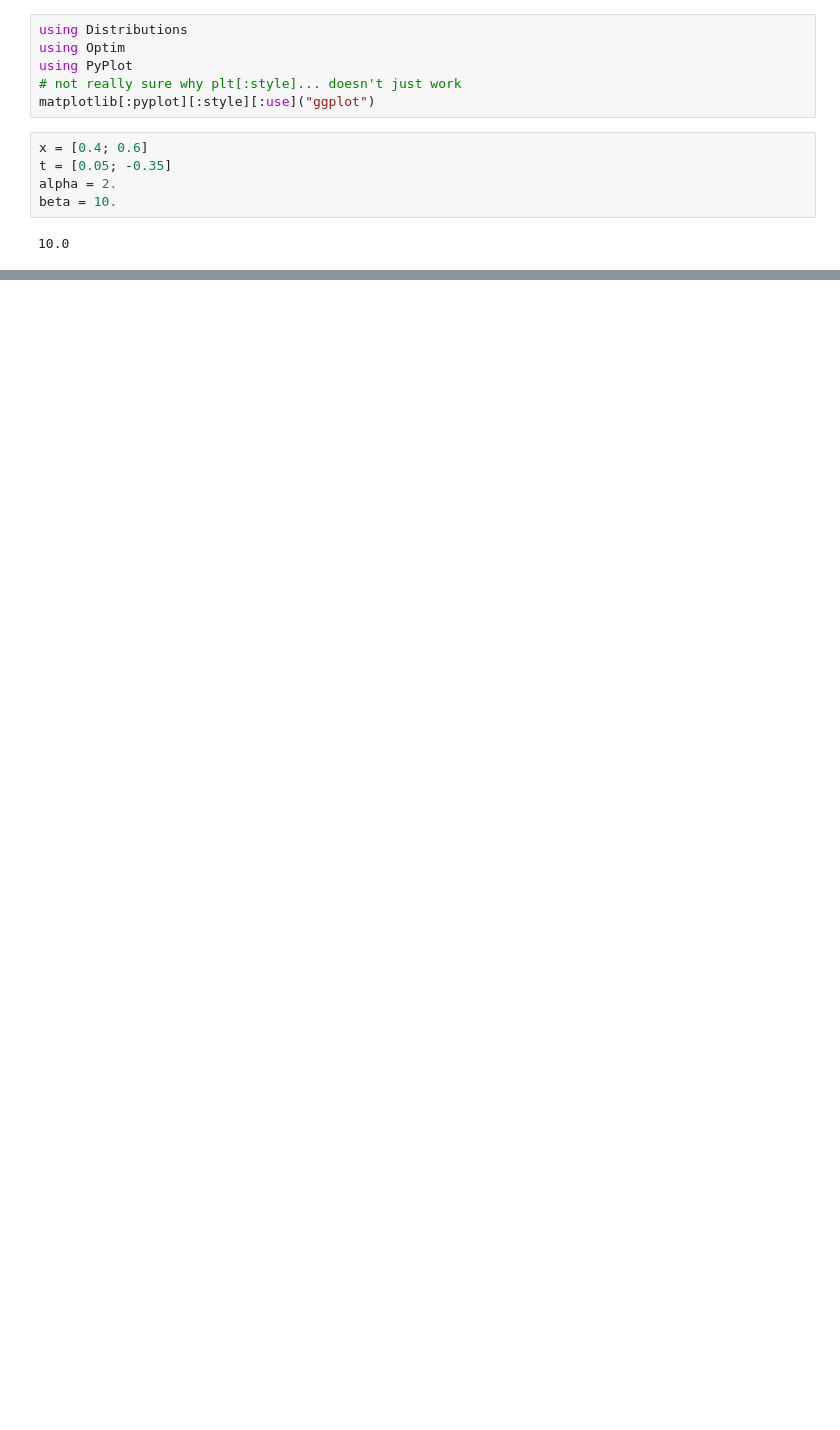
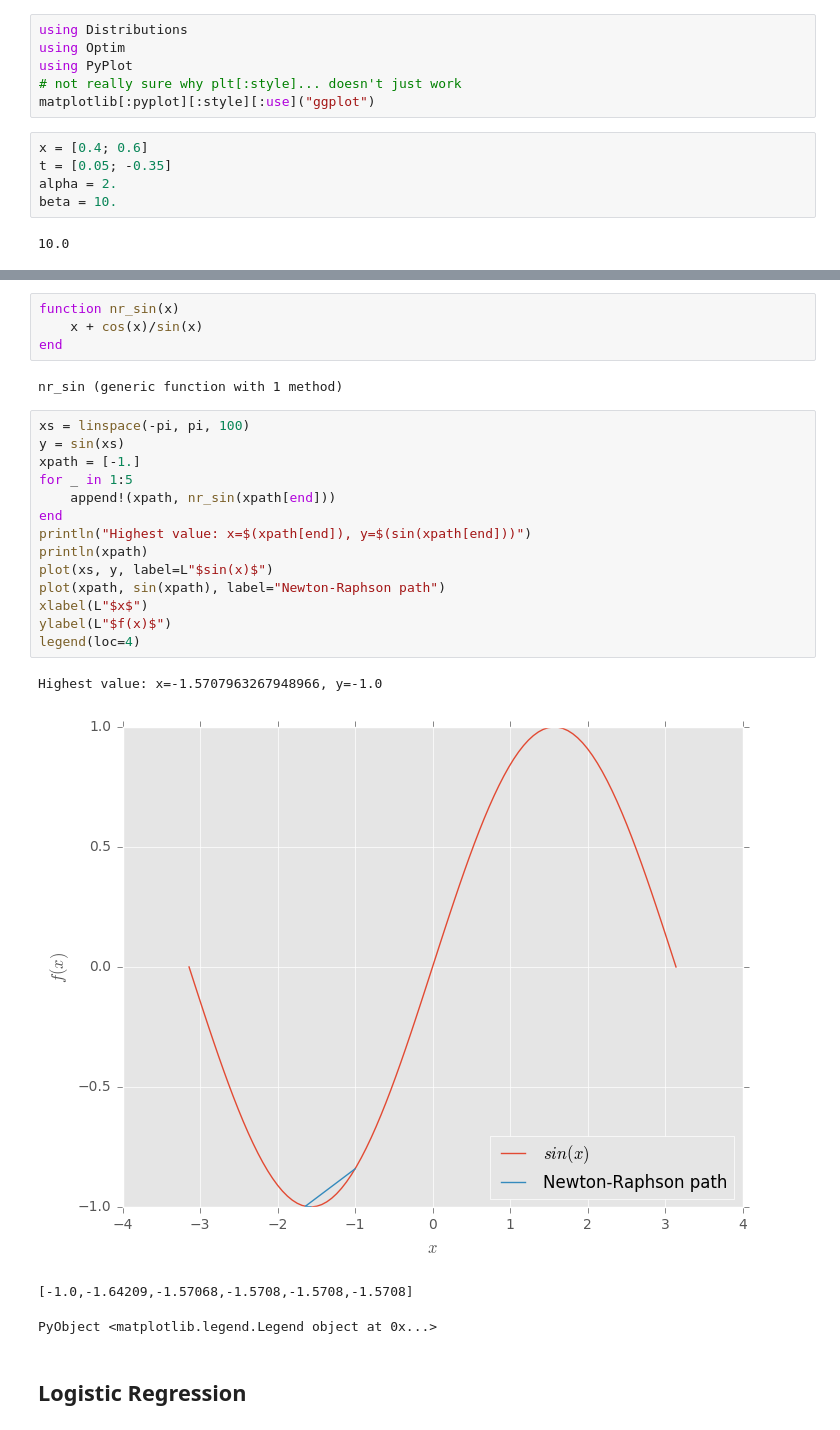
Before and after one commit to Learn2Ln/statistical-machine-learning, a Jupyter notebook: Assignment 3/Assignment 3.ipynb, the cells around one changed output, grey strips where cells are left out. Cells and saved outputs as stored; diff of their text form; blank space fills up the shorter version.

```diff
--- a/Assignment 3/Assignment 3.ipynb
+++ b/Assignment 3/Assignment 3.ipynb
@@ -116,0 +98,27 @@ PyObject <matplotlib.legend.Legend object at 0x...>
+# %%
+function nr_sin(x)
+    x + cos(x)/sin(x)
+end
+# %% [output]
+nr_sin (generic function with 1 method)
+# %%
+xs = linspace(-pi, pi, 100)
+y = sin(xs)
+xpath = [-1.]
+for _ in 1:5
+    append!(xpath, nr_sin(xpath[end]))
+end
+println("Highest value: x=$(xpath[end]), y=$(sin(xpath[end]))")
+println(xpath)
+plot(xs, y, label=L"$sin(x)$")
+plot(xpath, sin(xpath), label="Newton-Raphson path")
+xlabel(L"$x$")
+ylabel(L"$f(x)$")
+legend(loc=4)
+# %% [output]
+Highest value: x=-1.5707963267948966, y=-1.0
+[figure, added]
+[-1.0,-1.64209,-1.57068,-1.5708,-1.5708,-1.5708]
+PyObject <matplotlib.legend.Legend object at 0x...>
+# %% [markdown]
+## Logistic Regression
```
Also changed, not shown: parts of 12 cells of this notebook, 8 other files.
